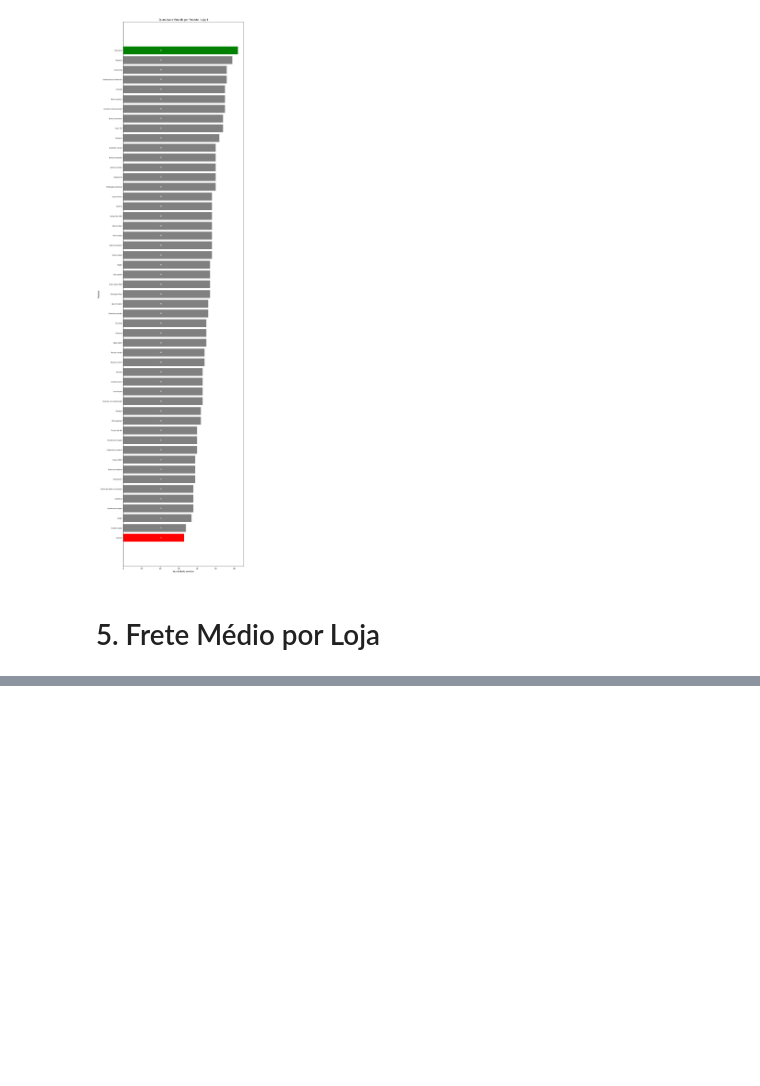
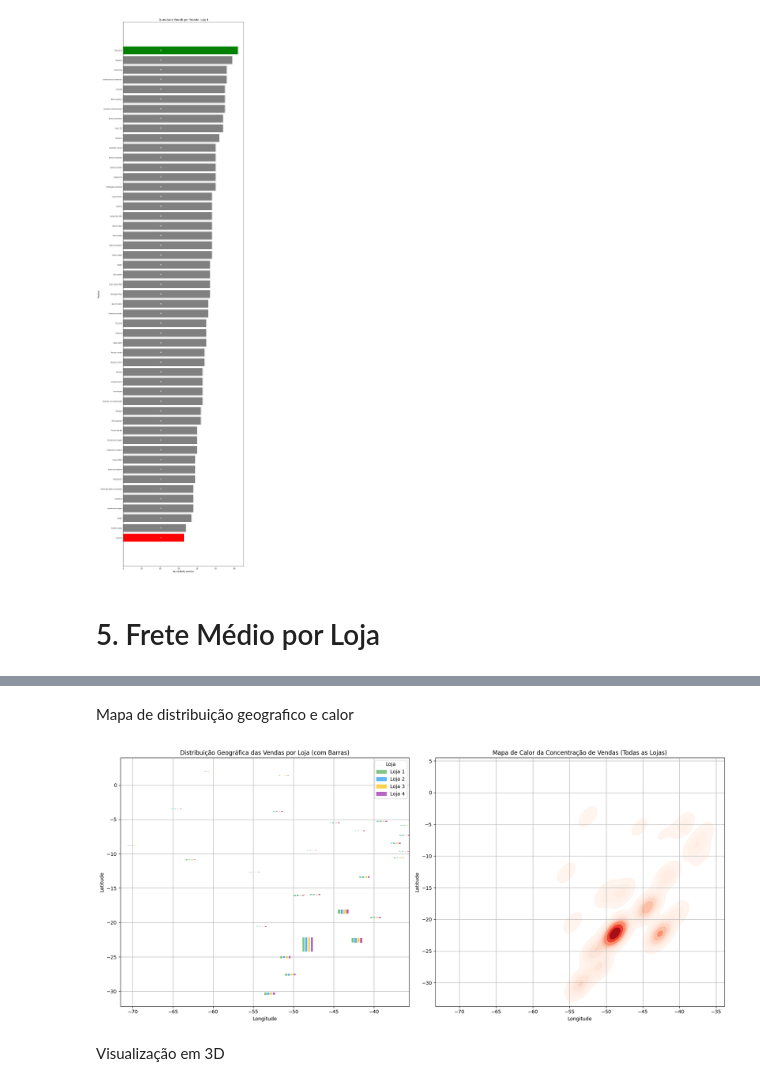
Before and after one commit to TyrGunllod/alura_store, a Jupyter notebook: AluraStoreBr.ipynb, the cells around one changed output, grey strips where cells are left out. Saved outputs shown, nothing was run; the diff lists cells and outputs as text; code cells hidden in the pictures; blank space fills up the shorter version.

```diff
--- a/AluraStoreBr.ipynb
+++ b/AluraStoreBr.ipynb
@@ -488,0 +526,61 @@ plt.tight_layout()
+# %% [markdown]
+Mapa de distribuição geografico e calor
+# %%
+# ==============================================
+# GRÁFICO 2D: DISTRIBUIÇÃO GEOGRÁFICA E MAPA DE CALOR
+# ==============================================
+
+# Cria duas visualizações lado a lado
+fig, axes = plt.subplots(1, 2, figsize=(18, 8))
+ax1, ax2 = axes
+
+# === GRÁFICO 1: Barras Geográficas (2D) ===
+legendas_adicionadas = set()
+
+for i, loja in enumerate(lojas_unicas):
+    dados_loja = vendas[vendas['Loja'] == loja]
+    for _, row in dados_loja.iterrows():
+        lat = row['lat']
+        lon = row['lon'] + deslocamentos[loja]  # aplica deslocamento horizontal
+        altura = (row['vendas'] / max_vendas) * altura_max
+        base_lat = lat - altura  # base da barra
+
+        # Adiciona o retângulo (barra) ao gráfico
+        rect = Rectangle(
+            (lon - largura_barra / 2, base_lat),
+            largura_barra, altura,
+            color=cores[i], alpha=0.7
+        )
+        ax1.add_patch(rect)
+
+        # Garante que a legenda para cada loja seja adicionada apenas uma vez
+        if loja not in legendas_adicionadas:
+            rect.set_label(loja)
+            legendas_adicionadas.add(loja)
+
+# Ajusta limites e estilo do gráfico 1
+ax1.set_xlim(df_total['lon'].min() - 1, df_total['lon'].max() + 1)
+ax1.set_ylim(df_total['lat'].min() - 2, df_total['lat'].max() + 2)
+ax1.set_xlabel("Longitude")
+ax1.set_ylabel("Latitude")
+ax1.set_title("Distribuição Geográfica das Vendas por Loja (com Barras)")
+ax1.legend(title="Loja")
+ax1.grid(True)
+
+# === GRÁFICO 2: Mapa de Calor ===
+sns.kdeplot(
+    data=df_total, x='lon', y='lat',
+    fill=True, cmap='Reds', thresh=0.05, ax=ax2
+)
+ax2.set_title('Mapa de Calor da Concentração de Vendas (Todas as Lojas)')
+ax2.set_xlabel('Longitude')
+ax2.set_ylabel('Latitude')
+ax2.grid(True)
+
+# Exibe os gráficos 2D
+plt.tight_layout()
+plt.show()
+# %% [output]
+[figure, added]
+# %% [markdown]
+Visualização em 3D
```
Also changed, not shown: parts of 17 cells of this notebook.
